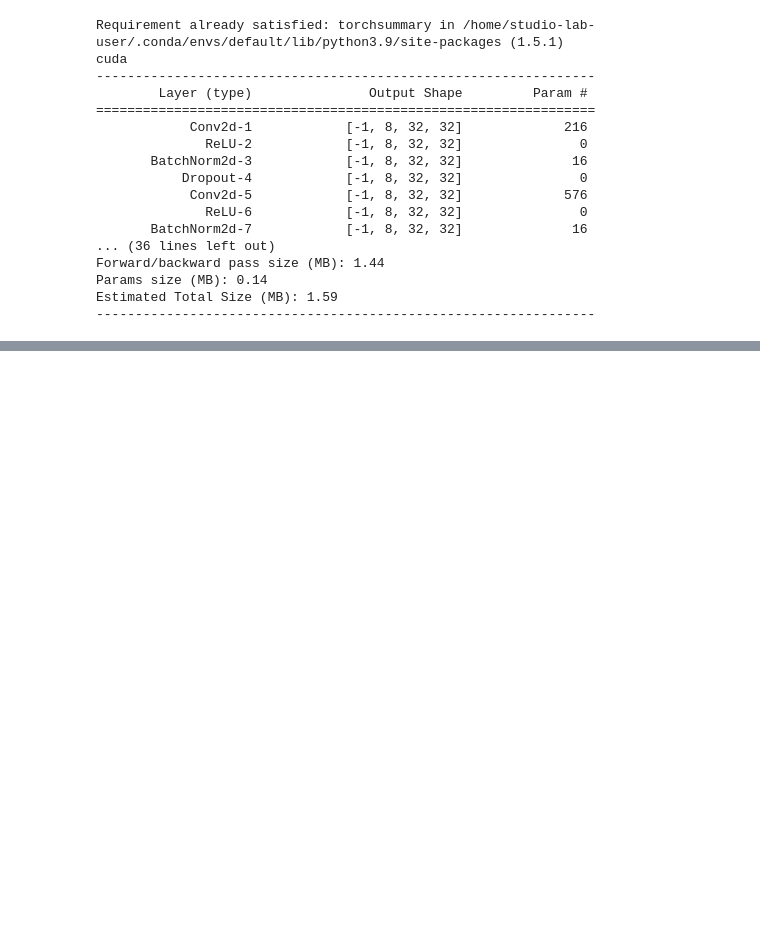
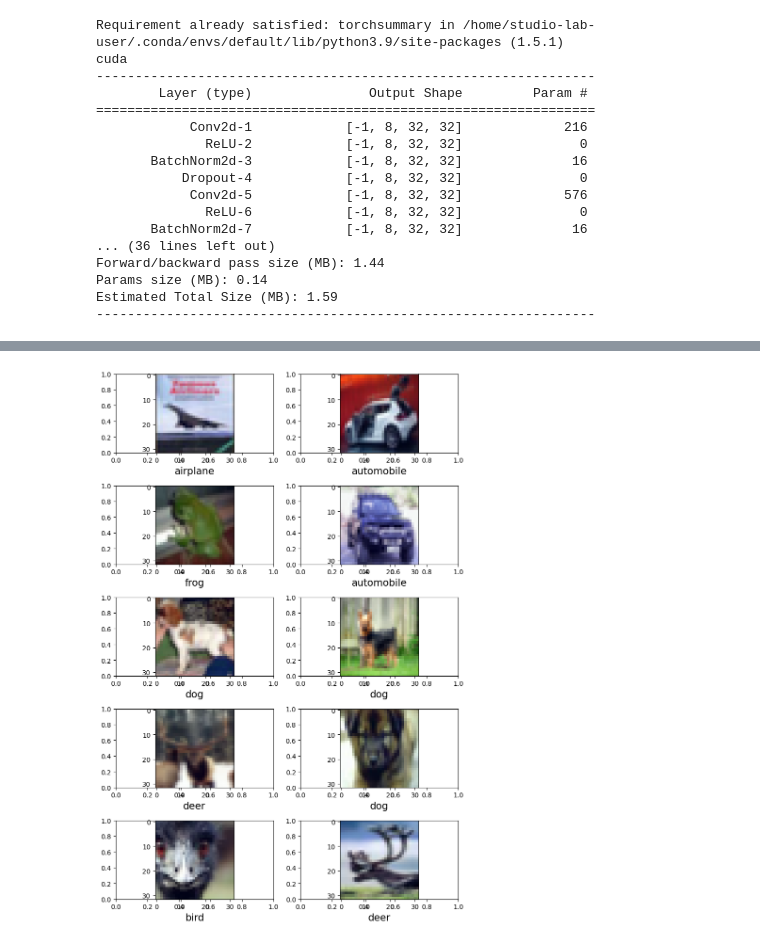
Before and after one commit to kurchi1205/ERA-S8-Cifar-10-Models, a Jupyter notebook: bn_model_training.ipynb, the cells around one changed output, grey strips where cells are left out. Saved outputs shown, nothing was run; the diff lists cells and outputs as text; code cells hidden in the pictures; blank space fills up the shorter version.

Commit message:
bn and ln training notebooks

```diff
--- a/bn_model_training.ipynb
+++ b/bn_model_training.ipynb
@@ -142,6 +143,7 @@ Getting normalized data
 
 train_ds = get_data(train=True, normalize=True)
 test_ds = get_data(train=False, normalize=True)
+infer_ds = get_data(train=False, normalize=True)
 # %% [output]
 Compose(
     ToTensor()
@@ -324,3 +335,6 @@ Test set: Average loss: 0.7433, Accuracy: 7407/10000 (74.07%)
 
 EPOCH: 11
 ... (9 outputs left out)
+# %%
+misclassified = []
+infer(model, device, infer_loader, misclassified)
@@ -327,3 +359,28 @@ EPOCH: 11
+# %%
+def interval_mapping(image, from_min, from_max, to_min, to_max):
+    from_range = from_max - from_min
+    to_range = to_max - to_min
+    scaled = np.array((image - from_min) / float(from_range), dtype=float)
+    return to_min + (scaled * to_range)
+# %%
+import matplotlib.pyplot as plt
+samples = [infer_ds[idx][0] for idx in misclassified]
+labels = [infer_ds[idx][1] for idx in misclassified]
+# sample = interval_mapping(sample, np.min(sample), np.max(sample), 0, 255)
+count = 0
+f, axarr = plt.subplots(5,2, figsize=(8, 12))
+for num in range(1, 11):
+    f.add_subplot(5, 2, num)
+    idx = num - 1
+    img = samples[idx].numpy()
+    img = interval_mapping(img, np.min(img), np.max(img), 0, 255)
+    plt.imshow(np.transpose(img, (1, 2, 0)).astype(np.uint8))
+    plt.xlabel(infer_ds.classes[labels[idx]], fontsize=15)
+
+f.tight_layout()
+plt.show()
+# %% [output]
+[figure, added]
 # %%
 t = [t_items.item() for t_items in train_losses]
 %matplotlib inline
```
Also changed, not shown: parts of 7 cells of this notebook, 2 other files.
